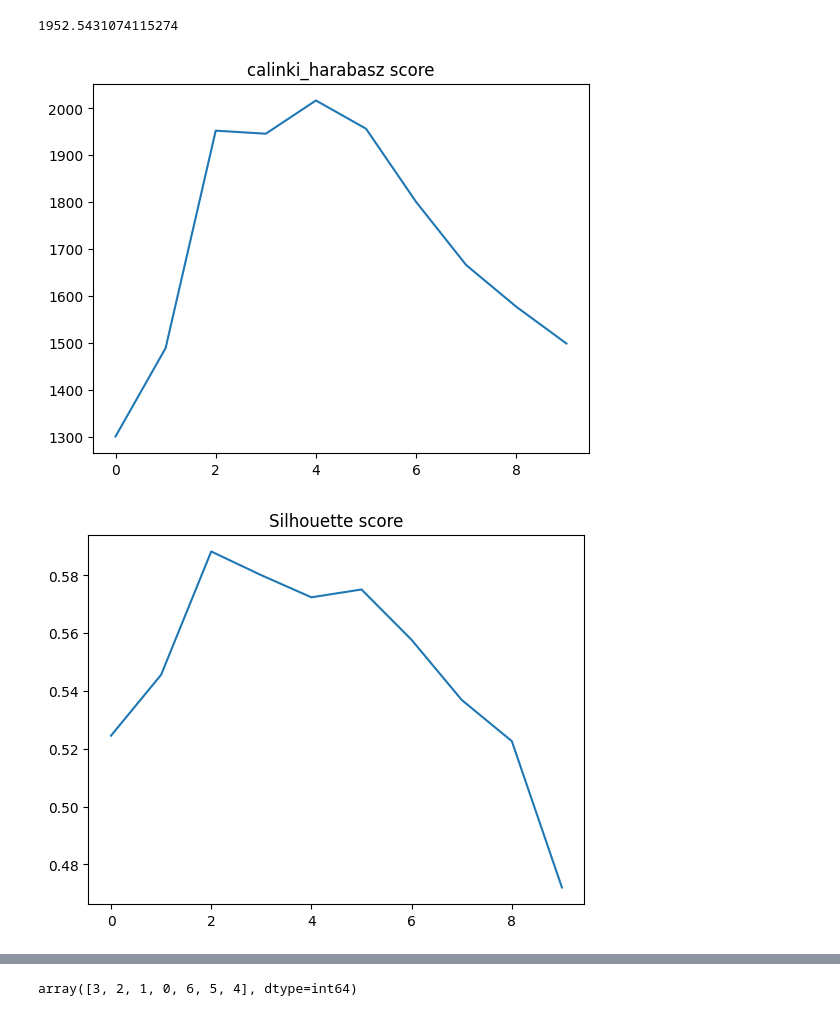
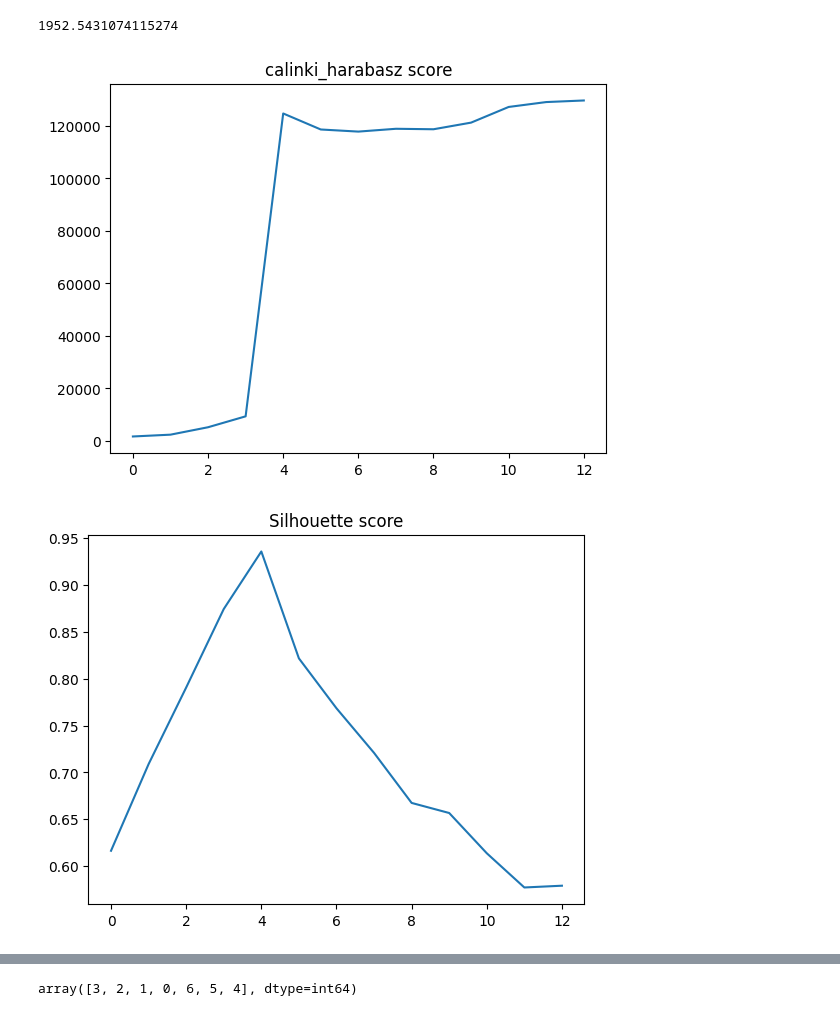
Before and after one commit to marcello10/Agrupamento_Hierarquico, a Jupyter notebook: hierachical_clustering.ipynb, the cells around one changed output, grey strips where cells are left out. Saved outputs shown, nothing was run; the diff lists cells and outputs as text; code cells hidden in the pictures.

```diff
--- a/hierachical_clustering.ipynb
+++ b/hierachical_clustering.ipynb
@@ -211,31 +206,31 @@ calinski_harabasz_score(X, clusters)
 # %% [output]
 1952.5431074115274
 # %%
-max_cluster = 12
+max_cluster = 15
 cluster_calinski_series = []
 for i in range(2,max_cluster):
     # Suponha que você queira formar 4 clusters
     clusters = fcluster(Z, i, criterion='maxclust')
-    CH_index = calinski_harabasz_score(X, clusters)
+    CH_index = calinski_harabasz_score(X_pca, clusters)
     cluster_calinski_series.append(CH_index)
 plt.plot(cluster_calinski_series)
 plt.title("calinki_harabasz score")
 plt.show()
 # %% [output]
-[figure, old version]
+[figure, new version]
 # %%
-max_cluster = 12
+max_cluster = 15
 cluster_silhouette_series = []
 for i in range(2,max_cluster):
     # Suponha que você queira formar 4 clusters
     clusters = fcluster(Z, i, criterion='maxclust')
-    shi_score = silhouette_score(X, clusters)
+    shi_score = silhouette_score(X_pca, clusters)
     cluster_silhouette_series.append(shi_score)
 plt.plot(cluster_silhouette_series)
 plt.title("Silhouette score")
 plt.show()
 # %% [output]
-[figure, old version]
+[figure, new version]
 # %%
 max_cluster = 15
 cluster_davies_series = []
```
Also changed, not shown: parts of 8 cells of this notebook.
